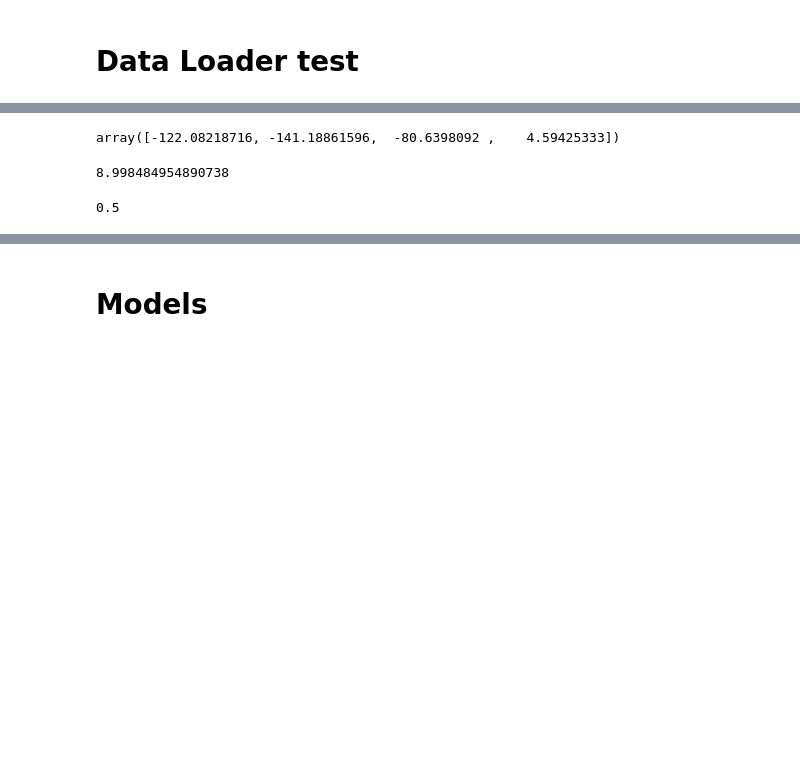
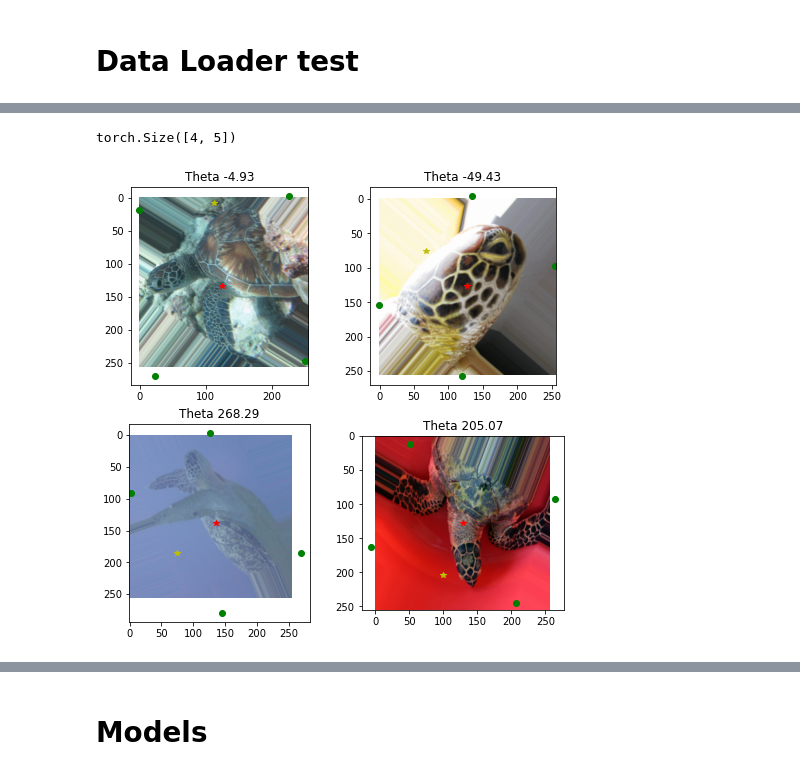
Before and after one commit to WildMeOrg/wbia-plugin-orientation, a Jupyter notebook: Sandbox.ipynb, the cells around one changed output, grey strips where cells are left out. Drawn from its saved outputs; the diff is of its cells as text; code cells hidden in the pictures; blank space fills up the shorter version.

```diff
--- a/Sandbox.ipynb
+++ b/Sandbox.ipynb
@@ -206,15 +197,35 @@ array([-106.35168457, -126.5625    ,  -76.24612427,    5.83788967])
-# %%
-np_normalize_theta(theta_pred)
-# %% [output]
-array([-122.08218716, -141.18861596,  -80.6398092 ,    4.59425333])
-# %%
-np.mean(np.abs(np_normalize_theta(theta_pred) - np_normalize_theta(theta_gt)))
-# %% [output]
-8.998484954890738
-# %%
-(np.abs(np_normalize_theta(theta_pred) - np_normalize_theta(theta_gt)) < 10).sum() / len(theta_gt)
-# %% [output]
-0.5
+# %%
+def save_batch_images(batch_image, coords, theta, file_name, max_cols=8):
+    '''
+    batch_image: [batch_size, channel, height, width]
+    coords:
+    theta:
+    '''
+    images_un = unnormalize(batch_image)
+    nmaps = batch_image.size(0)
+    ncols = min(max_cols, nmaps)
+    nrows = int(math.ceil(float(nmaps) / ncols))
+    fig, ax = plt.subplots(nrows=nrows, ncols=ncols, figsize=(ncols*4, nrows*4))
+    for r in range(nrows):
+        for c in range(ncols):
+            plot_image_coordinates(ax[r,c],
+                                   images_un[r*ncols+c].numpy().transpose((1,2,0)),
+                                   coords[r*ncols+c, 0].numpy(),
+                                   coords[r*ncols+c, 1].numpy(),
+                                   coords[r*ncols+c, 2].numpy(),
+                                   coords[r*ncols+c, 3].numpy(),
+                                   coords[r*ncols+c, 4].numpy())
+            if theta is not None:
+                ax[r,c].set_title('Theta {:.2f}'.format(math.degrees(theta[r*ncols+c])))
+    fig.savefig(file_name, format='png', dpi=100, bbox_inches='tight', facecolor='w')
+# %%
+ torch.stack([xc, yc, xt, yt, w], dim=1).shape
+# %% [output]
+torch.Size([4, 5])
+# %%
+save_batch_images(images, torch.stack([xc, yc, xt, yt, w], dim=1)*256, theta, 'test', max_cols=2)
+# %% [output]
+[figure, added]
 # %%
 images_un = unnormalize(images)
 # %%
```
Also changed, not shown: parts of 19 cells of this notebook, 9 other files.
